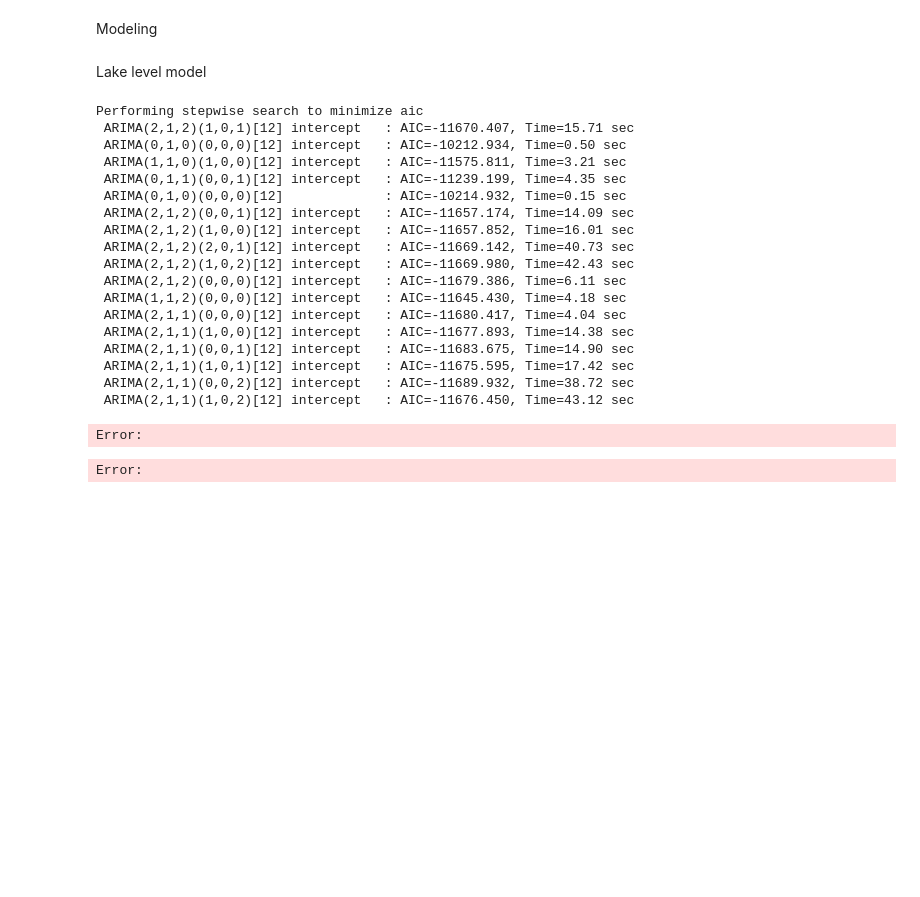
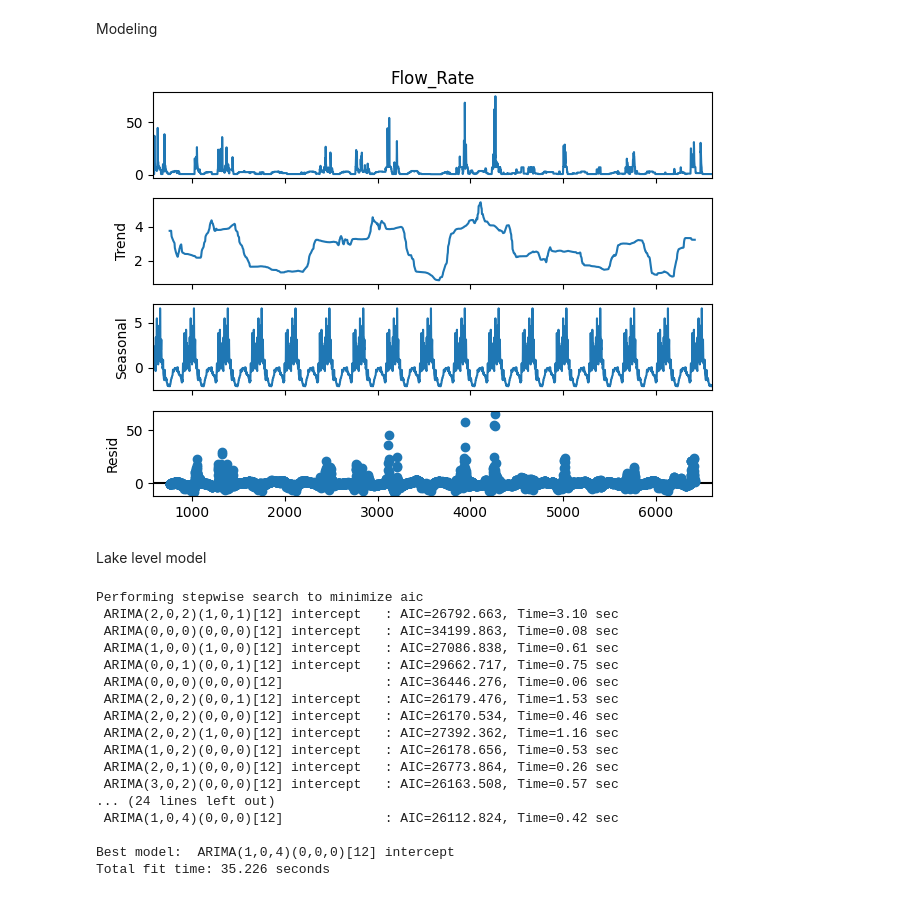
Before and after one commit to 4GeeksAcademy/Time-Series-Marcel, a Jupyter notebook: src/explore.ipynb, the cells around one changed output. Saved outputs shown, nothing was run; the diff lists cells and outputs as text; code cells hidden in the pictures; blank space fills up the shorter version.

Commit message:
modeling done!

```diff
--- a/src/explore.ipynb
+++ b/src/explore.ipynb
@@ -264,5 +264,16 @@ The series is stationary
 # %% [markdown]
 Modeling
+# %%
+from statsmodels.tsa.seasonal import seasonal_decompose
+
+# Decompose the time series
+decomposition = seasonal_decompose(df_Bilancino['Flow_Rate'].fillna(method='ffill'), model='additive', period=365)
+
+# Plot the decomposed components
+decomposition.plot()
+plt.show()
+# %% [output]
+[figure, added]
 # %% [markdown]
 Lake level model
 # %%
@@ -270,34 +281,31 @@ import statsmodels.api as sm
 from pmdarima import auto_arima
 
 # Find the best SARIMA model
-sarima_model = auto_arima(df_Bilancino['Lake_Level'].fillna(method='ffill'),
-                          seasonal=True, m=12, # weekly iteration. (he tenido que bajar el seasonal period a cada 2 semanas y poner un máximo de iteraciones por búsqueda para que mi ordenador pudiera entrenar el modelo)
+sarima_model = auto_arima(df_Bilancino['Flow_Rate'].fillna(method='ffill'),
+                          seasonal=True, m=12, # monthly iteration. (he tenido que bajar el seasonal period a cada 2 semanas y poner un máximo de iteraciones por búsqueda para que mi ordenador pudiera entrenar el modelo)
                           trace=True,
                           error_action='ignore',
                           suppress_warnings=True,
-                          #maxiter=1, # Maximum iterations by search
+                          maxiter=1, # Maximum iterations by search
                           stepwise=True)
 # %% [output]
 Performing stepwise search to minimize aic
- ARIMA(2,1,2)(1,0,1)[12] intercept   : AIC=-11670.407, Time=15.71 sec
- ARIMA(0,1,0)(0,0,0)[12] intercept   : AIC=-10212.934, Time=0.50 sec
- ARIMA(1,1,0)(1,0,0)[12] intercept   : AIC=-11575.811, Time=3.21 sec
- ARIMA(0,1,1)(0,0,1)[12] intercept   : AIC=-11239.199, Time=4.35 sec
- ARIMA(0,1,0)(0,0,0)[12]             : AIC=-10214.932, Time=0.15 sec
- ARIMA(2,1,2)(0,0,1)[12] intercept   : AIC=-11657.174, Time=14.09 sec
- ARIMA(2,1,2)(1,0,0)[12] intercept   : AIC=-11657.852, Time=16.01 sec
- ARIMA(2,1,2)(2,0,1)[12] intercept   : AIC=-11669.142, Time=40.73 sec
- ARIMA(2,1,2)(1,0,2)[12] intercept   : AIC=-11669.980, Time=42.43 sec
- ARIMA(2,1,2)(0,0,0)[12] intercept   : AIC=-11679.386, Time=6.11 sec
- ARIMA(1,1,2)(0,0,0)[12] intercept   : AIC=-11645.430, Time=4.18 sec
- ARIMA(2,1,1)(0,0,0)[12] intercept   : AIC=-11680.417, Time=4.04 sec
- ARIMA(2,1,1)(1,0,0)[12] intercept   : AIC=-11677.893, Time=14.38 sec
- ARIMA(2,1,1)(0,0,1)[12] intercept   : AIC=-11683.675, Time=14.90 sec
- ARIMA(2,1,1)(1,0,1)[12] intercept   : AIC=-11675.595, Time=17.42 sec
- ARIMA(2,1,1)(0,0,2)[12] intercept   : AIC=-11689.932, Time=38.72 sec
- ARIMA(2,1,1)(1,0,2)[12] intercept   : AIC=-11676.450, Time=43.12 sec
+ ARIMA(2,0,2)(1,0,1)[12] intercept   : AIC=26792.663, Time=3.10 sec
+ ARIMA(0,0,0)(0,0,0)[12] intercept   : AIC=34199.863, Time=0.08 sec
+ ARIMA(1,0,0)(1,0,0)[12] intercept   : AIC=27086.838, Time=0.61 sec
+ ARIMA(0,0,1)(0,0,1)[12] intercept   : AIC=29662.717, Time=0.75 sec
+ ARIMA(0,0,0)(0,0,0)[12]             : AIC=36446.276, Time=0.06 sec
+ ARIMA(2,0,2)(0,0,1)[12] intercept   : AIC=26179.476, Time=1.53 sec
+ ARIMA(2,0,2)(0,0,0)[12] intercept   : AIC=26170.534, Time=0.46 sec
+ ARIMA(2,0,2)(1,0,0)[12] intercept   : AIC=27392.362, Time=1.16 sec
+ ARIMA(1,0,2)(0,0,0)[12] intercept   : AIC=26178.656, Time=0.53 sec
+ ARIMA(2,0,1)(0,0,0)[12] intercept   : AIC=26773.864, Time=0.26 sec
+ ARIMA(3,0,2)(0,0,0)[12] intercept   : AIC=26163.508, Time=0.57 sec
+... (24 lines left out)
+ ARIMA(1,0,4)(0,0,0)[12]             : AIC=26112.824, Time=0.42 sec
+
+Best model:  ARIMA(1,0,4)(0,0,0)[12] intercept
+Total fit time: 35.226 seconds
-Error:
-Error:
 # %%
 # Fit the SARIMA model
 sarima_model.fit(df_Bilancino['Flow_Rate'].fillna(method='ffill'))
```
Also changed, not shown: parts of 6 cells of this notebook, 1 other file.
